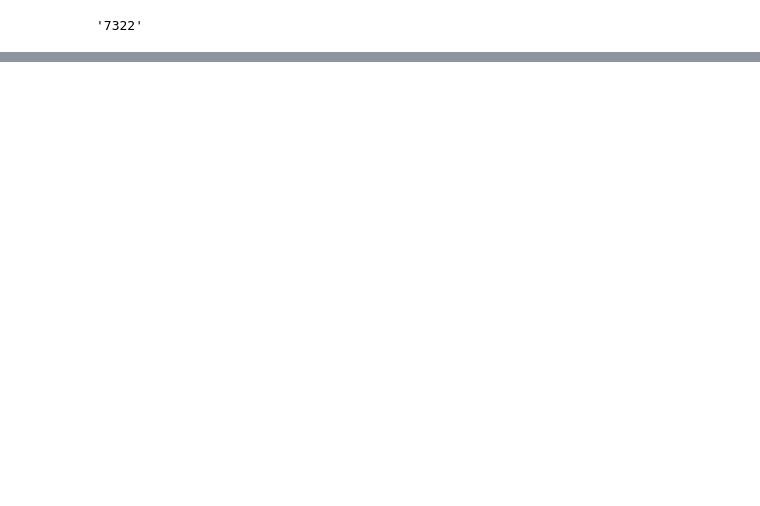
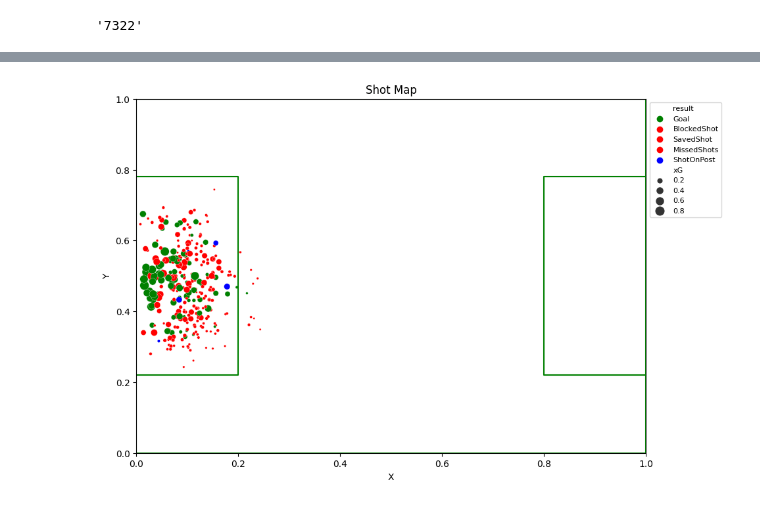
Before and after one commit to arijul2/UnderstatExploration, a Jupyter notebook: Understat_Analysis.ipynb, the cells around one changed output, grey strips where cells are left out. Saved outputs shown, nothing was run; the diff lists cells and outputs as text; code cells hidden in the pictures; blank space fills up the shorter version.

```diff
--- a/Understat_Analysis.ipynb
+++ b/Understat_Analysis.ipynb
@@ -96,0 +167,7 @@ pd.DataFrame(saka_shot_id)
+# %%
+# Example usage with Erling Haaland (tap-in merchant)
+
+haaland_id = pl_player_df[pl_player_df['player_name'] == 'Erling Haaland'].iloc[0]['id']
+plot_player_shots(haaland_id)
+# %% [output]
+[figure, added]
```
Also changed, not shown: parts of 12 cells of this notebook.
